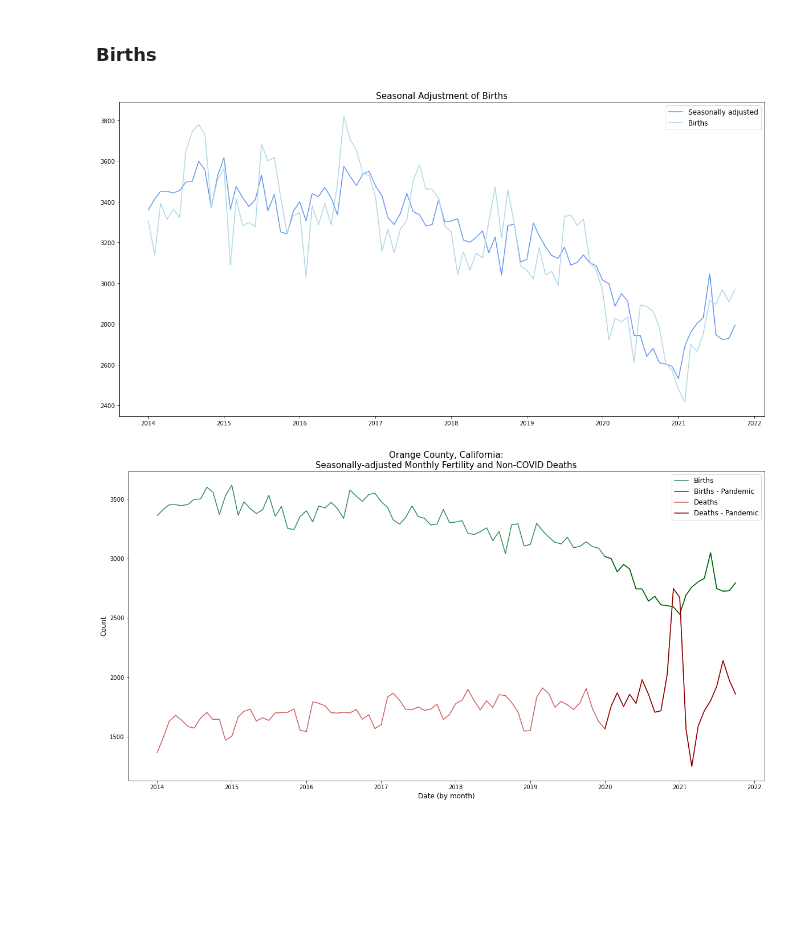
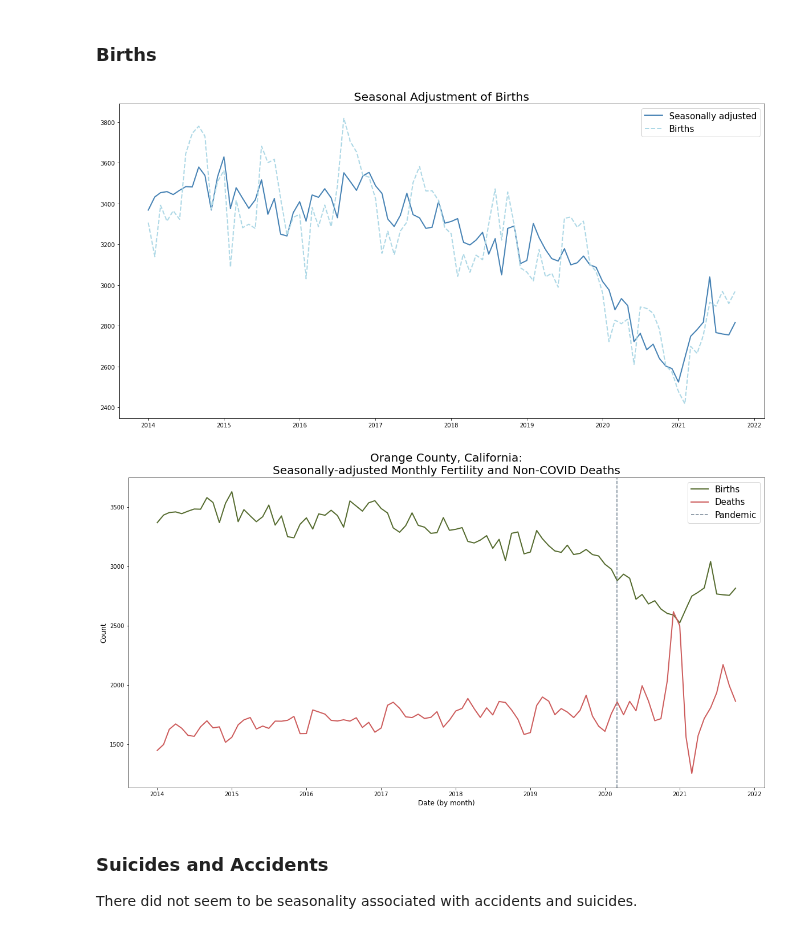
Before and after one commit to anushnap/data512-project, a Jupyter notebook: src/mortality_fertility_analysis.ipynb, the cells around one changed output. Cells and saved outputs as stored; diff of their text form; code cells hidden in the pictures; blank space fills up the shorter version.

```diff
--- a/src/mortality_fertility_analysis.ipynb
+++ b/src/mortality_fertility_analysis.ipynb
@@ -321,42 +321,44 @@ plt.savefig(os.path.join(RESULTS_PATH, 'deaths_seasonal-adjustment.jpg'))
 # %% [markdown]
 ### Births
 # %%
-sa_births = sm.tsa.seasonal_decompose(oc_df.births)
+sa_births = sm.tsa.seasonal_decompose(oc_df.births, model = 'multiplicative')
 
 # Extract the trend and seasonal components
 births_trend = sa_births.trend
 births_seasonal = sa_births.seasonal
 
 # Construct the seasonally adjusted series
-births_adjusted = (oc_df.births - sa_births.seasonal).rename('sa_births')
+births_adjusted = (oc_df.births / sa_births.seasonal).rename('sa_births')
 
 # Plot
 fig = plt.figure(figsize = (20, 10))
-plt.plot(births_adjusted, c = 'cornflowerblue', label = 'Seasonally adjusted')
-plt.plot(oc_df['births'], c = 'lightblue', label = 'Births')
-plt.title('Seasonal Adjustment of Births', fontsize = 15)
-plt.legend(fontsize = 12)
+plt.plot(births_adjusted, c = 'steelblue', label = 'Seasonally adjusted', linewidth = 2)
+plt.plot(oc_df['births'], c = 'lightblue', label = 'Births', linewidth = 2, linestyle = '--')
+plt.title('Seasonal Adjustment of Births', fontsize = 20)
+plt.legend(fontsize = 15)
 
 # Save figure into the results folder
 plt.savefig(os.path.join(RESULTS_PATH, 'births_seasonal-adjustment.jpg'))
 # %% [output]
-[figure, old version]
+[figure, new version]
 # %%
 oc_df['sa_deaths'] = deaths_adjusted
 oc_df['sa_births'] = births_adjusted
 
 # Redo earlier plot
 fig = plt.figure(figsize = (20, 10))
-plt.plot(oc_df['sa_births'], label = 'Births', c = 'seagreen')
-plt.plot(oc_df.loc[oc_df['pandemic'], 'sa_births'], label = 'Births - Pandemic', c = 'darkgreen')
-plt.plot(oc_df['sa_deaths'], label = 'Deaths', c = 'indianred')
-plt.plot(oc_df.loc[oc_df['pandemic'], 'sa_deaths'], label = 'Deaths - Pandemic', c = 'darkred')
+plt.plot(oc_df['sa_births'], label = 'Births', c = 'darkolivegreen', linewidth = 2)
+plt.plot(oc_df['sa_deaths'], label = 'Deaths', c = 'indianred', linewidth = 2)
+plt.axvline(x=pd.to_datetime('2020/03/01', format='%Y/%m/%d'), c = 'slategray', linestyle = '--', label = 'Pandemic')
 plt.xlabel('Date (by month)', fontsize = 12)
 plt.ylabel('Count', fontsize = 12)
-plt.title('Orange County, California:\nSeasonally-adjusted Monthly Fertility and Non-COVID Deaths', fontsize = 15)
-plt.legend(fontsize = 12)
+plt.title('Orange County, California:\nSeasonally-adjusted Monthly Fertility and Non-COVID Deaths', fontsize = 20)
+plt.legend(fontsize = 15)
 
 # Save figure into the results folder
 plt.savefig(os.path.join(RESULTS_PATH, 'oc_adjusted_fertility-non-covid-deaths.jpg'))
 # %% [output]
-[figure, old version]
+[figure, new version]
+# %% [markdown]
+### Suicides and Accidents
+There did not seem to be seasonality associated with accidents and suicides.
```
Also changed, not shown: parts of 2 cells of this notebook, 3 other files.
